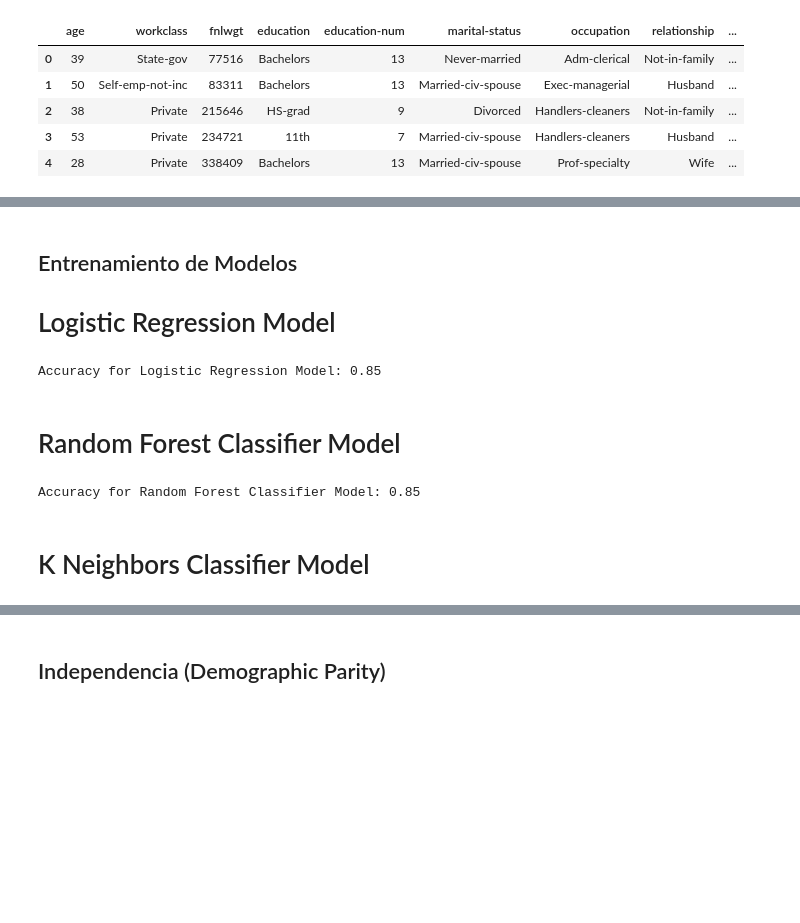
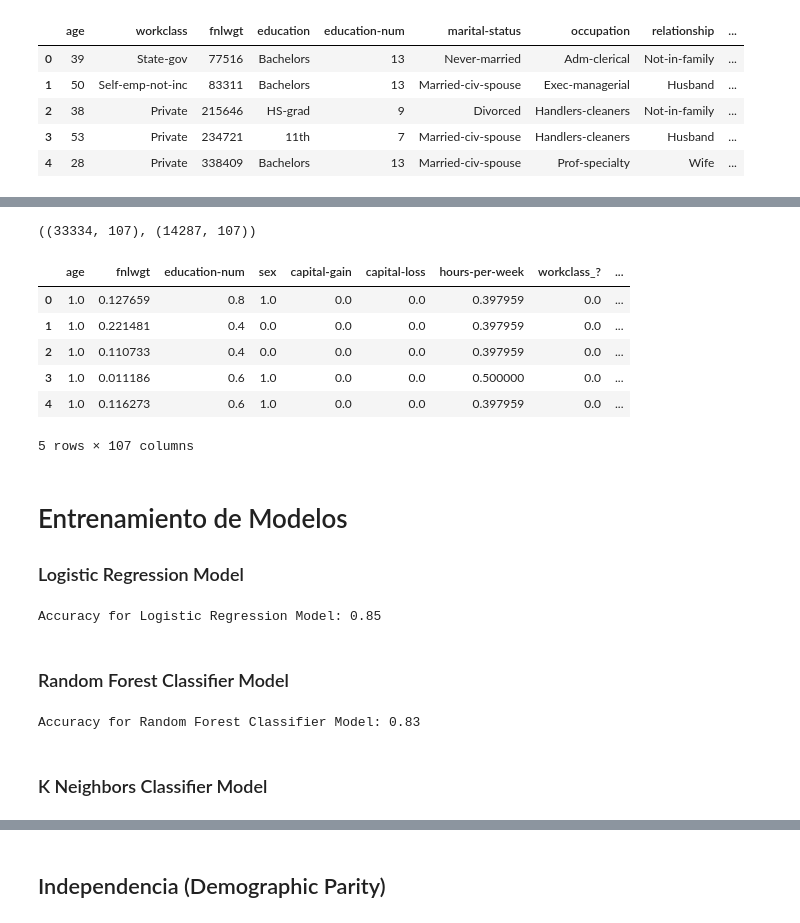
Before and after one commit to valepazg/tarea2_redes, a Jupyter notebook: t2.ipynb, the cells around one changed output, grey strips where cells are left out. Cells and saved outputs as stored; diff of their text form; code cells hidden in the pictures; blank space fills up the shorter version.

```diff
--- a/t2.ipynb
+++ b/t2.ipynb
@@ -114,4 +143,40 @@ preprocessor = ColumnTransformer(
+# %%
+numeric_cols = X_train.select_dtypes(include=['int64', 'float64']).columns
+categorical_cols = X_train.select_dtypes(include=['object']).columns
+
+standard_scaler = MinMaxScaler()
+one_hot_encoder = OneHotEncoder(handle_unknown='ignore')
+
+# Aplicamos directamente a los datos
+X_numeric_train_scaled = standard_scaler.fit_transform(X_train[numeric_cols])
+X_numeric_test_scaled = standard_scaler.transform(X_test[numeric_cols])
+
+# Aplicamos one hot encoding
+X_categorical_train = one_hot_encoder.fit_transform(X_train[categorical_cols])
+X_categorical_test = one_hot_encoder.transform(X_test[categorical_cols])
+
+X_train_processed = np.concatenate([X_numeric_train_scaled, X_categorical_train.toarray()], axis=1)
+X_test_processed = np.concatenate([X_numeric_test_scaled, X_categorical_test.toarray()], axis=1)
+X_train_processed.shape, X_test_processed.shape
+# %% [output]
+((33334, 107), (14287, 107))
+# %%
+X_train_df = pd.DataFrame(X_train_processed, columns=numeric_cols.tolist() + one_hot_encoder.get_feature_names_out(categorical_cols).tolist())
+X_test_df = pd.DataFrame(X_test_processed, columns=numeric_cols.tolist() + one_hot_encoder.get_feature_names_out(categorical_cols).tolist())
+
+y_train = y_train.values.ravel()
+y_test = y_test.values.ravel()
+# %%
+X_train_df.head()
+# %% [output]
+|  | age | fnlwgt | education-num | sex | capital-gain | capital-loss | hours-per-week | workclass_? | ... |
+| 0 | 1.0 | 0.127659 | 0.8 | 1.0 | 0.0 | 0.0 | 0.397959 | 0.0 | ... |
+| 1 | 1.0 | 0.221481 | 0.4 | 0.0 | 0.0 | 0.0 | 0.397959 | 0.0 | ... |
+| 2 | 1.0 | 0.110733 | 0.4 | 0.0 | 0.0 | 0.0 | 0.397959 | 0.0 | ... |
+| 3 | 1.0 | 0.011186 | 0.6 | 1.0 | 0.0 | 0.0 | 0.500000 | 0.0 | ... |
+| 4 | 1.0 | 0.116273 | 0.6 | 1.0 | 0.0 | 0.0 | 0.397959 | 0.0 | ... |
+5 rows × 107 columns
 # %% [markdown]
-## Entrenamiento de Modelos
-# Logistic Regression Model
+# Entrenamiento de Modelos
+### Logistic Regression Model
 # %%
@@ -127,23 +189,16 @@ print(f'Accuracy for Logistic Regression Model: {acc_lr:.2f}')
 # %% [output]
 Accuracy for Logistic Regression Model: 0.85
 # %% [markdown]
-# Random Forest Classifier Model
+### Random Forest Classifier Model
 # %%
-from sklearn.pipeline import Pipeline
-from sklearn.metrics import accuracy_score
-from sklearn.ensemble import RandomForestClassifier
+random_forest = RandomForestClassifier()
 
-randomF_pipeline = Pipeline([
-    ('preprocessor', preprocessor),
-    ('classifier', RandomForestClassifier())
-])
-
-randomF_pipeline.fit(X_train, y_train)
-randomF_pred = randomF_pipeline.predict(X_test)
+random_forest.fit(X_train_df, y_train)
+randomF_pred = random_forest.predict(X_test_df)
 acc_rf = accuracy_score(y_test, randomF_pred)
 print(f'Accuracy for Random Forest Classifier Model: {acc_rf:.2f}')
 # %% [output]
-Accuracy for Random Forest Classifier Model: 0.85
+Accuracy for Random Forest Classifier Model: 0.83
 # %% [markdown]
-# K Neighbors Classifier Model
+### K Neighbors Classifier Model
 # %%
```
Also changed, not shown: parts of 75 cells of this notebook, 2 other files.
